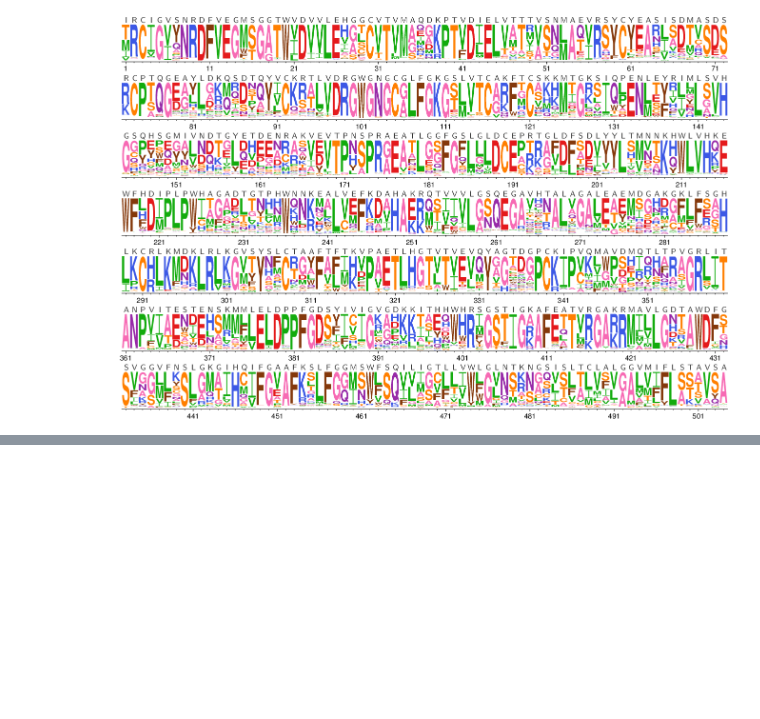
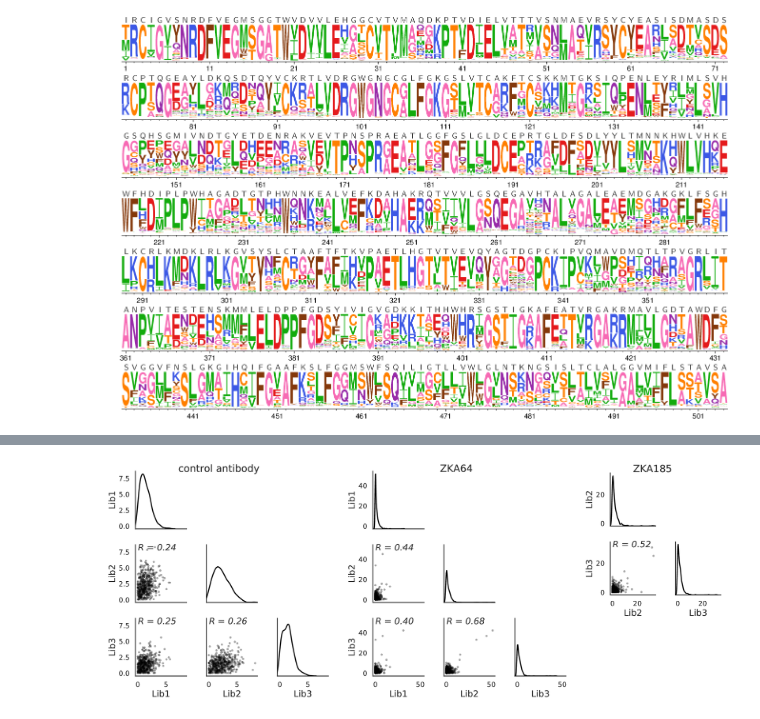
Before and after one commit to jbloomlab/ZIKV_DMS_with_EvansLab, a Jupyter notebook: analysis_notebook.ipynb, the cells around one changed output, grey strips where cells are left out. Cells and saved outputs as stored; diff of their text form; code cells hidden in the pictures; blank space fills up the shorter version.

Commit message:
added diffsel and fracsurvive analyses

```diff
--- a/analysis_notebook.ipynb
+++ b/analysis_notebook.ipynb
@@ -404,0 +410,3 @@ showPDF(os.path.join(logodir, 'rescaled_prefs.pdf'))
+# %%
+diffseldir = os.path.join(resultsdir, 'diffsel')
+os.makedirs(diffseldir, exist_ok=True)
@@ -404,0 +416,16 @@ showPDF(os.path.join(logodir, 'rescaled_prefs.pdf'))
+# %%
+diffsel_batch = (
+    samples
+    .assign(sel=lambda x: x['name'],
+            mock=lambda x: x['library'] + '-no-antibody',
+            err='wildtype-virus',
+            libfracsurvive=lambda x:
+                numpy.clip(x.percent_infectivity / 100, None, 1)
+            )
+    .query('antibody not in ["none", "no-antibody"]')
+    .rename(columns={'antibody':'group', 'library':'name'})
+    [['group', 'name', 'sel', 'mock', 'err',
+      'percent_infectivity', 'libfracsurvive']]
+    )
+
+display(HTML(diffsel_batch.to_html(index=False)))
@@ -404,0 +447,4 @@ showPDF(os.path.join(logodir, 'rescaled_prefs.pdf'))
+# %%
+diffsel_batch = diffsel_batch.query('percent_infectivity > 0.01')
+
+display(HTML(diffsel_batch.to_html(index=False)))
@@ -404,0 +483,5 @@ showPDF(os.path.join(logodir, 'rescaled_prefs.pdf'))
+# %%
+showPDF([os.path.join(diffseldir, f'summary_{antibody}-positivesitediffselcorr.pdf')
+         for antibody in diffsel_batch['group'].unique()])
+# %% [output]
+[figure, added]
```
Also changed, not shown: parts of 28 cells of this notebook, 5 other files.
